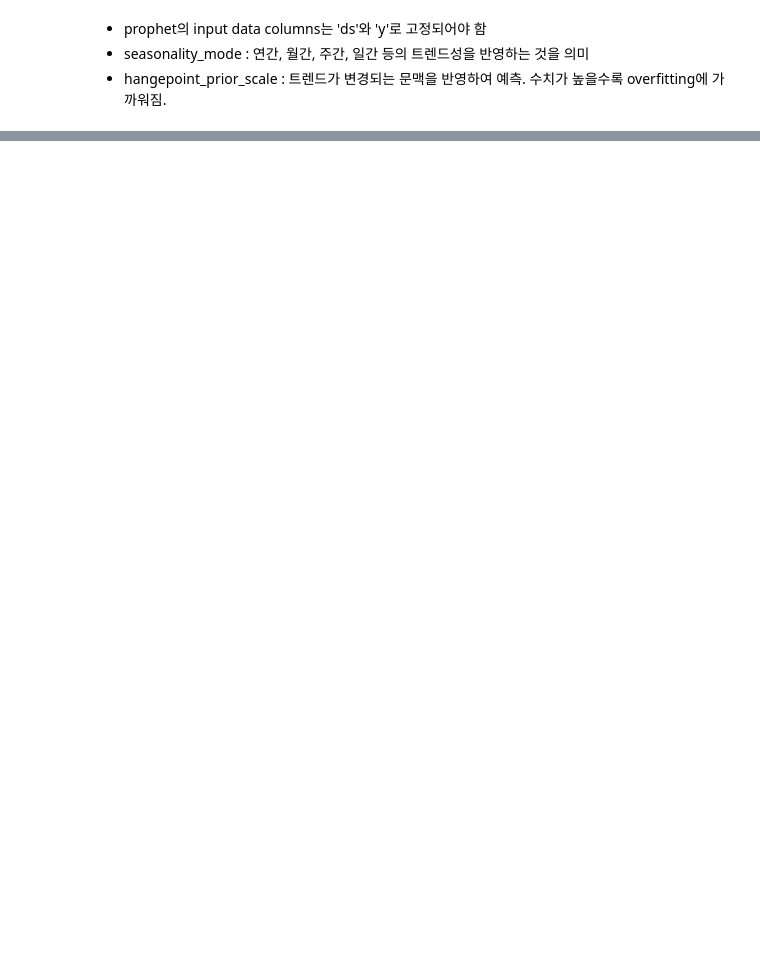
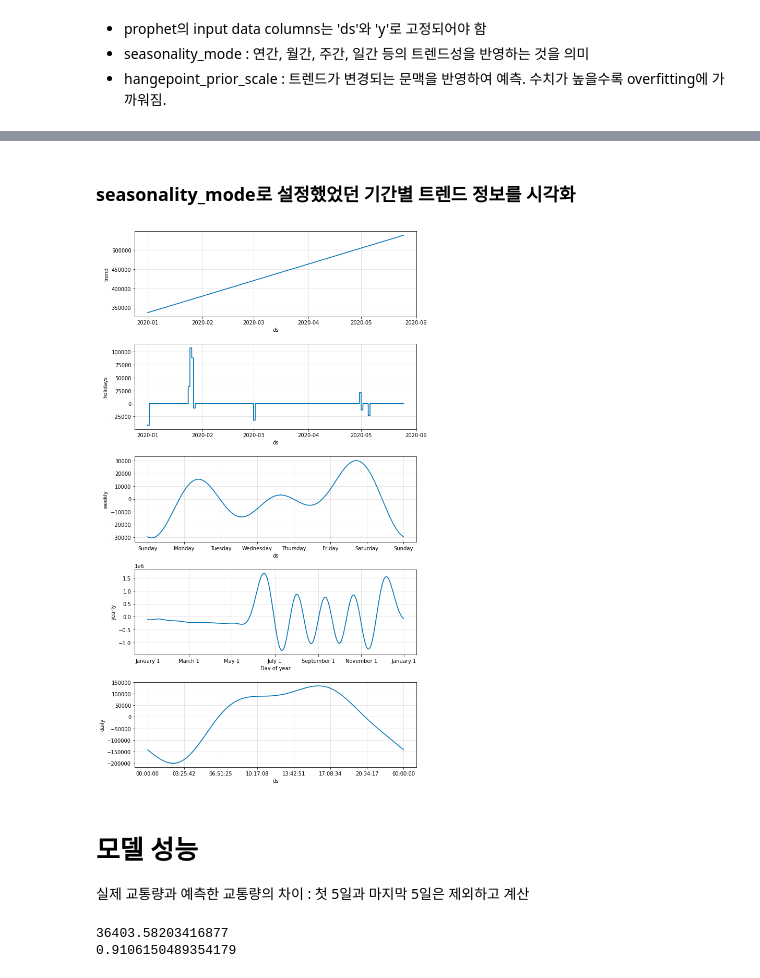
Before and after one commit to k-me-j/TrafficVolume, a Jupyter notebook: coin_pred.ipynb, the cells around one changed output, grey strips where cells are left out. Drawn from its saved outputs; the diff is of its cells as text; code cells hidden in the pictures; blank space fills up the shorter version.

```diff
--- a/coin_pred.ipynb
+++ b/coin_pred.ipynb
@@ -85,0 +200,9 @@ prophet.fit(df)
+# %% [markdown]
+### seasonality_mode로 설정했었던 기간별 트렌드 정보를 시각화
+# %%
+fig2 = prophet.plot_components(forecast_data)
+# %% [output]
+[figure, added]
+# %% [markdown]
+# 모델 성능
+실제 교통량과 예측한 교통량의 차이 : 첫 5일과 마지막 5일은 제외하고 계산
@@ -85,0 +212,12 @@ prophet.fit(df)
+# %%
+from sklearn.metrics import mean_squared_error, r2_score
+from math import sqrt
+
+rmse = sqrt(mean_squared_error(y, y_pred))
+r2 = r2_score(y, y_pred)
+
+print(rmse)
+print(r2)
+# %% [output]
+36403.58203416877
+0.9106150489354179
```
Also changed, not shown: parts of 28 cells of this notebook.
